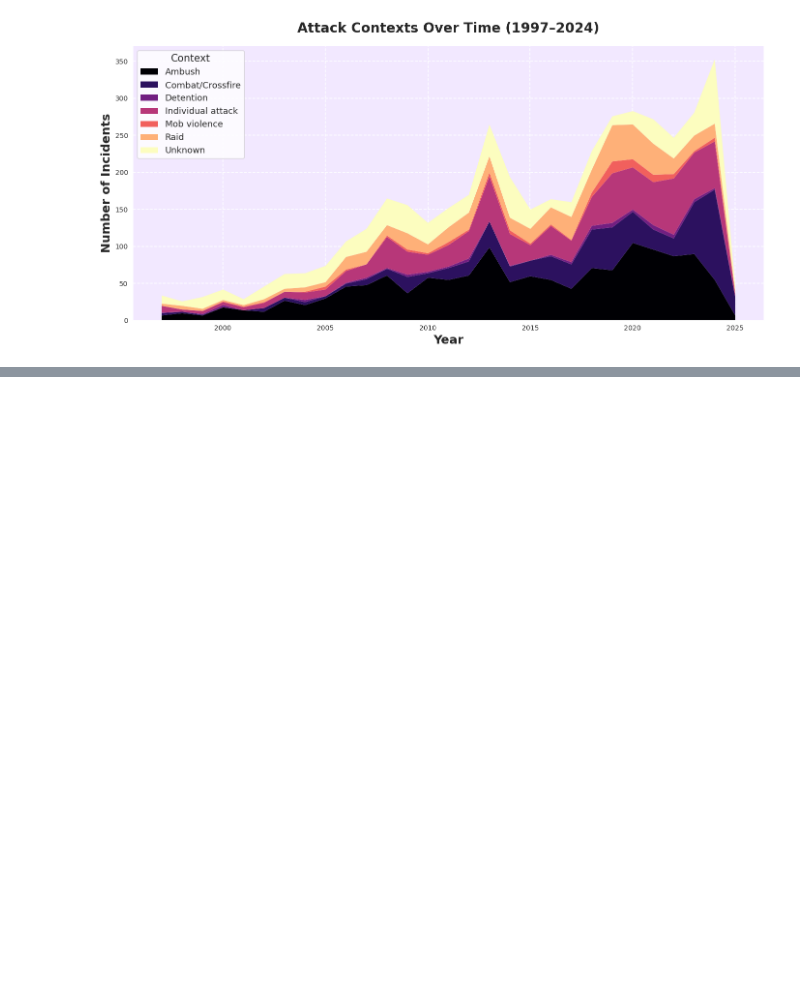
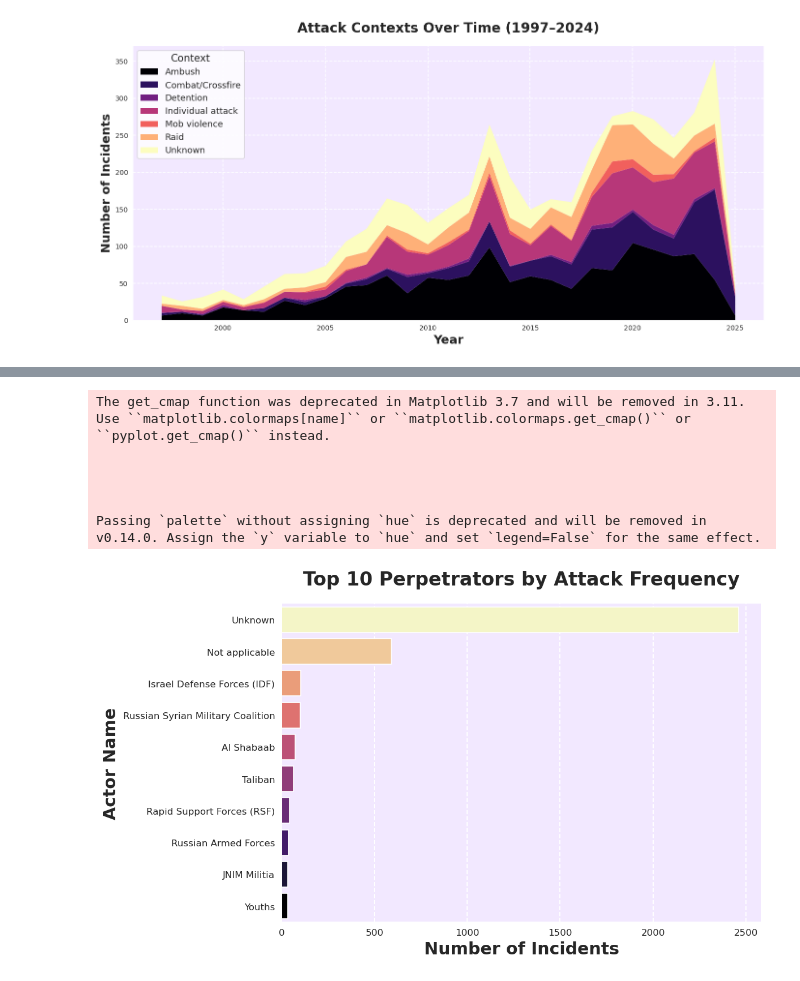
Before and after one commit to platinumfishes/data_visualization_project_2025, a Jupyter notebook: code/eda.ipynb, the cells around one changed output, grey strips where cells are left out. Saved outputs shown, nothing was run; the diff lists cells and outputs as text; code cells hidden in the pictures; blank space fills up the shorter version.

```diff
--- a/code/eda.ipynb
+++ b/code/eda.ipynb
@@ -566,0 +792,65 @@ The get_cmap function was deprecated in Matplotlib 3.7 and will be removed in 3.
+# %%
+import pandas as pd
+import matplotlib.pyplot as plt
+import seaborn as sns
+import matplotlib.cm as cm
+import matplotlib.colors as mcolors
+import os
+
+# ========================
+# LOAD AND PREPARE DATA
+# ========================
+df = pd.read_csv("../data/security_incidents.csv")
+
+# Get top 10 actor names by incident count
+top_actors = df["Actor name"].value_counts().dropna().head(10).reset_index()
+top_actors.columns = ["Actor Name", "Incident Count"]
+
+# Sort descending so most incidents are on top of the Y-axis
+top_actors_sorted = top_actors.sort_values("Incident Count", ascending=False).reset_index(drop=True)
+
+# Normalize for color mapping (inverted magma for light-to-dark)
+cmap = cm.get_cmap("magma_r")
+norm = mcolors.Normalize(vmin=0, vmax=len(top_actors_sorted) - 1)
+colors = [cmap(norm(i)) for i in range(len(top_actors_sorted))]
+
+# ========================
+# PLOT SETUP
+# ========================
+plt.figure(figsize=(10, 6), dpi=120)
+ax = sns.barplot(
+    data=top_actors_sorted,
+    x="Incident Count",
+    y="Actor Name",
+    palette=colors
+)
+
+# Titles and axis labels
+ax.set_title("Top 10 Perpetrators by Attack Frequency", fontsize=20, fontweight='bold', pad=20)
+ax.set_xlabel("Number of Incidents", fontsize=18, fontweight='bold')
+ax.set_ylabel("Actor Name", fontsize=18, fontweight='bold')
+
+# Theme and styling
+ax.set_facecolor('#f2e8ff')
+ax.grid(True, axis='x', linestyle='--', linewidth=1.2, color='white')
+for spine in ['top', 'right']:
+    ax.spines[spine].set_visible(False)
+for spine in ['bottom', 'left']:
+    ax.spines[spine].set_linewidth(1.2)
+    ax.spines[spine].set_color("white")
+
+# ========================
+# SAVE OUTPUT
+# ========================
+output_path = "../assets/targets/top_actors_bar_descending.png"
+plt.tight_layout()
+plt.savefig(output_path, bbox_inches='tight')
+plt.show()
+# %% [output]
+The get_cmap function was deprecated in Matplotlib 3.7 and will be removed in 3.11. Use ``matplotlib.colormaps[name]`` or ``matplotlib.colormaps.get_cmap()`` or ``pyplot.get_cmap()`` instead.
+
+
+
+
+Passing `palette` without assigning `hue` is deprecated and will be removed in v0.14.0. Assign the `y` variable to `hue` and set `legend=False` for the same effect.
+[figure, added]
```
Also changed, not shown: parts of 5 cells of this notebook, 31 other files.
